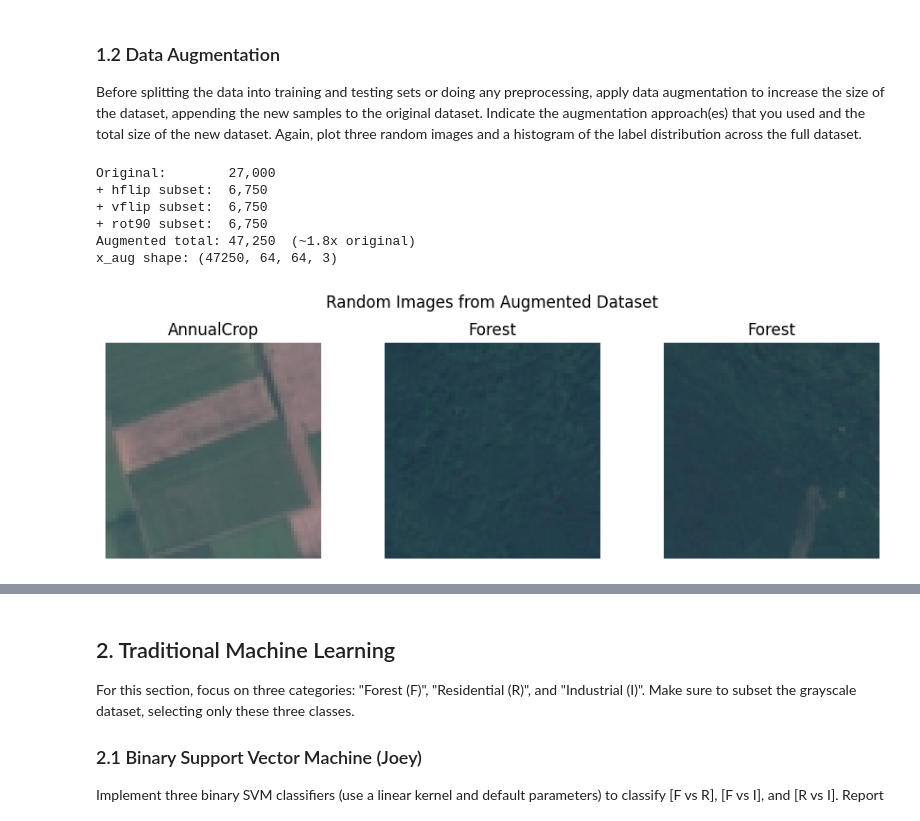
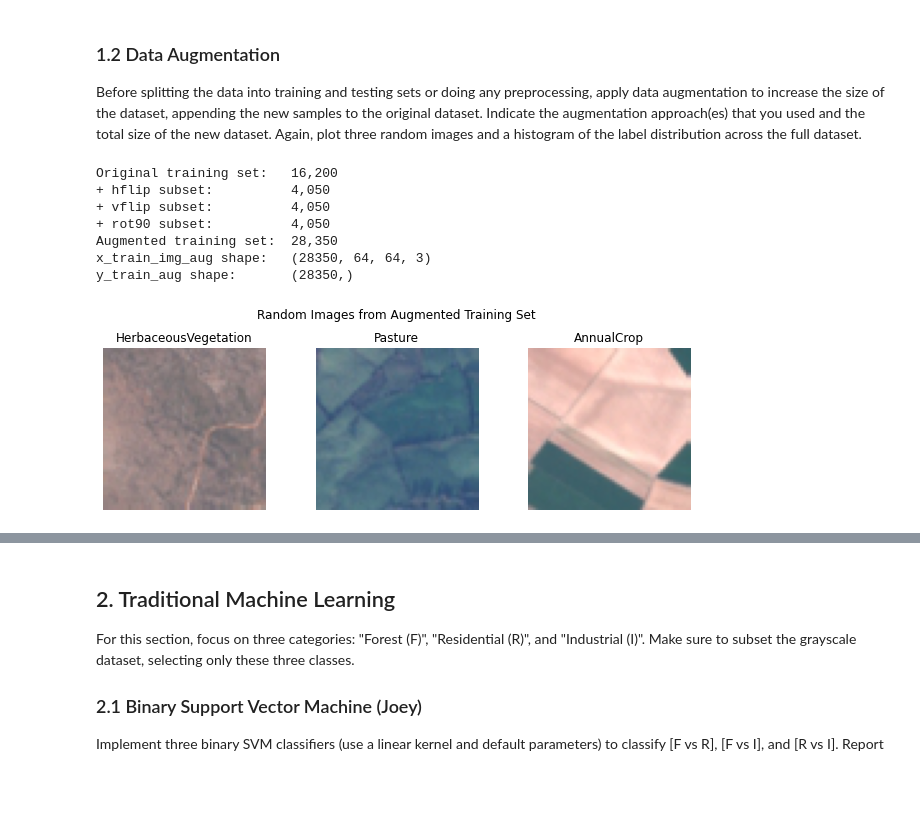
Before and after one commit to kakumanus/musa-650-spring2026, a Jupyter notebook: assignments/eurosat.ipynb, the cells around one changed output, grey strips where cells are left out. Cells and saved outputs as stored; diff of their text form; code cells hidden in the pictures; blank space fills up the shorter version.

```diff
--- a/assignments/eurosat.ipynb
+++ b/assignments/eurosat.ipynb
@@ -154,14 +164,29 @@ train_idx, test_idx = train_test_split(
     random_state=42
 )
 
+# image versions
+x_train_img = x[train_idx]
+x_test_img = x[test_idx]
+
+# flattened RGB versions
 x_rgb_train = x_rgb[train_idx]
 x_rgb_test = x_rgb[test_idx]
+
+# grayscale versions
+x_gray_train = x_gray[train_idx]
+x_gray_test = x_gray[test_idx]
+
+# labels
 y_train = y[train_idx]
 y_test = y[test_idx]
 
-print("\n--- RGB Train/Test Split ---")
+print("--- Original Train/Test Split ---")
+print("x_train_img:", x_train_img.shape)
+print("x_test_img: ", x_test_img.shape)
 print("x_rgb_train:", x_rgb_train.shape)
 print("x_rgb_test: ", x_rgb_test.shape)
+print("x_gray_train:", x_gray_train.shape)
+print("x_gray_test: ", x_gray_test.shape)
 print("y_train:    ", y_train.shape)
 print("y_test:     ", y_test.shape)
 # %% [output]
@@ -208,46 +208,55 @@ Before splitting the data into training and testing sets or doing any preprocess
 # augmentation: three separate subsets, each with a different transform
 rng = np.random.default_rng(42)
 
-# shuffle and split into 3 subsets of 25% each
-shuffled = rng.permutation(len(x))
-n_sub = int(len(x) * 0.25)
+# shuffle training indices and split into 3 subsets of 25% each
+shuffled = rng.permutation(len(x_train_img))
+n_sub = int(len(x_train_img) * 0.25)
 
 hflip_idx = shuffled[:n_sub]
-vflip_idx  = shuffled[n_sub:2 * n_sub]
-rot90_idx  = shuffled[2 * n_sub:3 * n_sub]
+vflip_idx = shuffled[n_sub:2 * n_sub]
+rot90_idx = shuffled[2 * n_sub:3 * n_sub]
 
-x_hflip = np.flip(x[hflip_idx], axis=2)
-x_vflip = np.flip(x[vflip_idx], axis=1)
-x_rot90 = np.rot90(x[rot90_idx], k=1, axes=(1, 2))
+x_hflip = np.flip(x_train_img[hflip_idx], axis=2)
+x_vflip = np.flip(x_train_img[vflip_idx], axis=1)
+x_rot90 = np.rot90(x_train_img[rot90_idx], k=1, axes=(1, 2))
 
-x_aug = np.concatenate([x, x_hflip, x_vflip, x_rot90], axis=0)
-y_aug = np.concatenate([y, y[hflip_idx], y[vflip_idx], y[rot90_idx]], axis=0)
+y_hflip = y_train[hflip_idx]
+y_vflip = y_train[vflip_idx]
+y_rot90 = y_train[rot90_idx]
 
-print(f"Original:        {len(x):,}")
-print(f"+ hflip subset:  {len(x_hflip):,}")
-print(f"+ vflip subset:  {len(x_vflip):,}")
-print(f"+ rot90 subset:  {len(x_rot90):,}")
-print(f"Augmented total: {len(x_aug):,}  (~{len(x_aug)/len(x):.1f}x original)")
-print(f"x_aug shape: {x_aug.shape}")
+x_train_img_aug = np.concatenate([x_train_img, x_hflip, x_vflip, x_rot90], axis=0)
+y_train_aug = np.concatenate([y_train, y_hflip, y_vflip, y_rot90], axis=0)
+
+print(f"Original training set:   {len(x_train_img):,}")
+print(f"+ hflip subset:          {len(x_hflip):,}")
+print(f"+ vflip subset:          {len(x_vflip):,}")
+print(f"+ rot90 subset:          {len(x_rot90):,}")
+print(f"Augmented training set:  {len(x_train_img_aug):,}")
+print(f"x_train_img_aug shape:   {x_train_img_aug.shape}")
+print(f"y_train_aug shape:       {y_train_aug.shape}")
 # %% [output]
-Original:        27,000
-+ hflip subset:  6,750
-+ vflip subset:  6,750
-+ rot90 subset:  6,750
-Augmented total: 47,250  (~1.8x original)
-x_aug shape: (47250, 64, 64, 3)
+Original training set:   16,200
++ hflip subset:          4,050
++ vflip subset:          4,050
++ rot90 subset:          4,050
+Augmented training set:  28,350
+x_train_img_aug shape:   (28350, 64, 64, 3)
+y_train_aug shape:       (28350,)
 # %%
 # plot 3 random images from augmented dataset
 fig, axes = plt.subplots(1, 3, figsize=(9, 3))
-rand_idx = np.random.choice(len(x_aug), 3, replace=False)
+
+rand_idx = np.random.choice(len(x_train_img_aug), 3, replace=False)
+
 for i, idx in enumerate(rand_idx):
-    axes[i].imshow(x_aug[idx])
-    axes[i].set_title(class_names[y_aug[idx]])
+    axes[i].imshow(x_train_img_aug[idx])
+    axes[i].set_title(class_names[y_train_aug[idx]])
     axes[i].axis("off")
-plt.suptitle("Random Images from Augmented Dataset")
+
+plt.suptitle("Random Images from Augmented Training Set")
 plt.tight_layout()
 plt.show()
 # %% [output]
-[figure, old version]
+[figure, new version]
 # %%
 # class distribution histogram after augmentation
```
Also changed, not shown: parts of 21 cells of this notebook.
